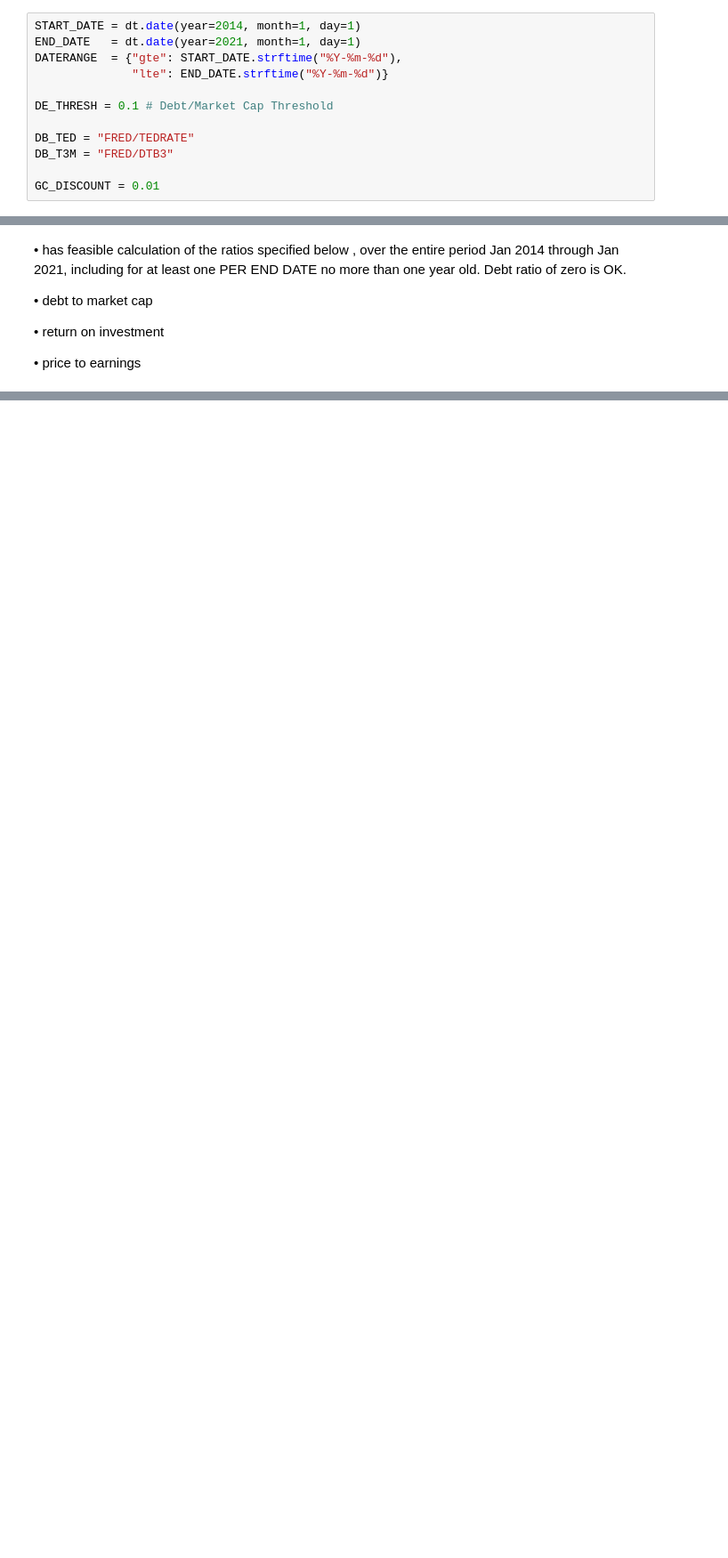
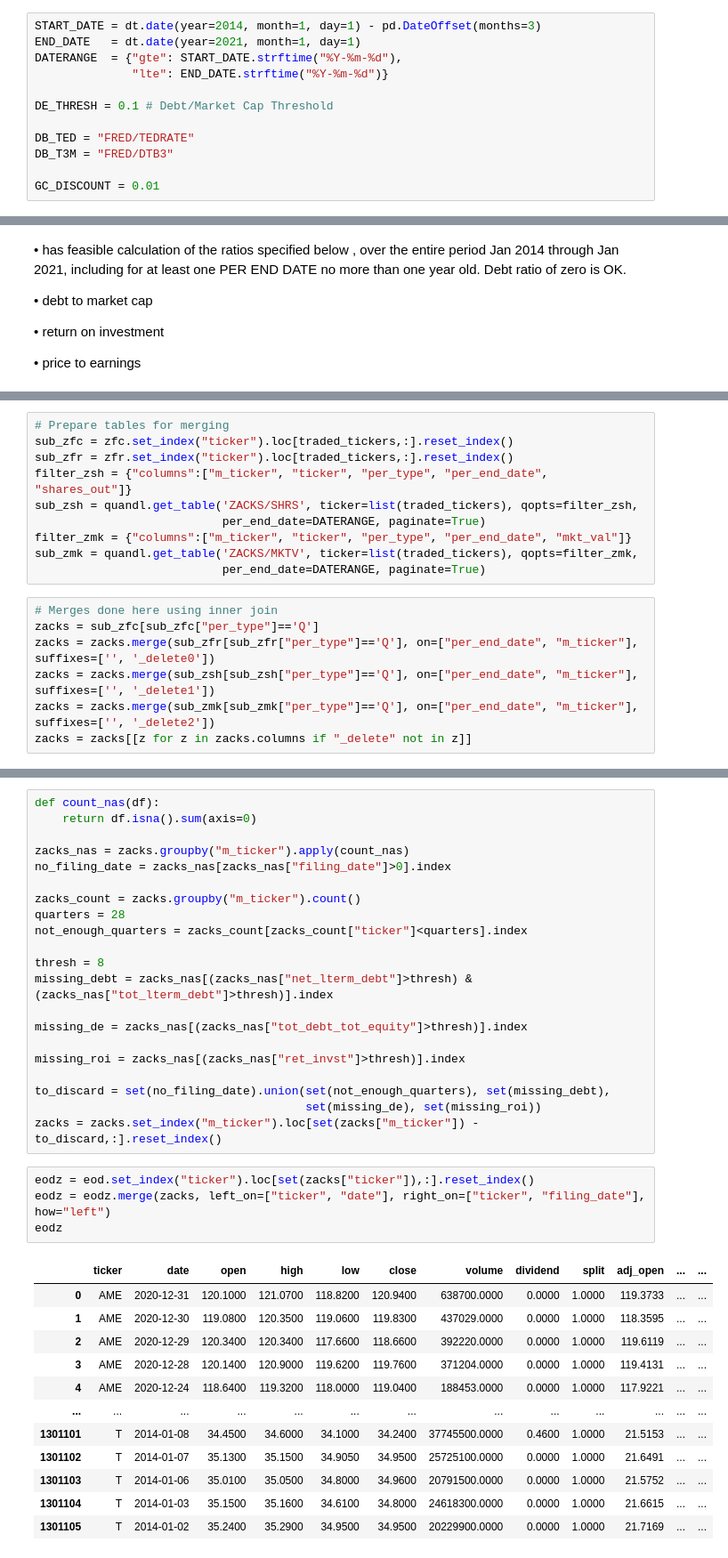
Before and after one commit to philipwlee/regquant, a Jupyter notebook: hw3_ratio_quantiles/hw3_ratio_quantiles_philip_lee_12129240.ipynb, the cells around one changed output, grey strips where cells are left out. Shown: that part at 89% size. Cells and saved outputs as stored; diff of their text form; blank space fills up the shorter version.

Commit message:
merges and new hw3 prompt

```diff
--- a/hw3_ratio_quantiles/hw3_ratio_quantiles_philip_lee_12129240.ipynb
+++ b/hw3_ratio_quantiles/hw3_ratio_quantiles_philip_lee_12129240.ipynb
@@ -26,7 +25,7 @@ api = os.getenv("QUANDL_KEY")
 # %% [markdown]
 ## Define `GLOBAL CONST` Variables
 # %%
-START_DATE = dt.date(year=2014, month=1, day=1)
+START_DATE = dt.date(year=2014, month=1, day=1) - pd.DateOffset(months=3)
 END_DATE   = dt.date(year=2021, month=1, day=1)
 DATERANGE  = {"gte": START_DATE.strftime("%Y-%m-%d"),
               "lte": END_DATE.strftime("%Y-%m-%d")}
@@ -154,0 +186,17 @@ Analyze performance of a top-and-bottom decile trading strategy. Now rank based
+# %%
+# Prepare tables for merging
+sub_zfc = zfc.set_index("ticker").loc[traded_tickers,:].reset_index()
+sub_zfr = zfr.set_index("ticker").loc[traded_tickers,:].reset_index()
+filter_zsh = {"columns":["m_ticker", "ticker", "per_type", "per_end_date", "shares_out"]}
+sub_zsh = quandl.get_table('ZACKS/SHRS', ticker=list(traded_tickers), qopts=filter_zsh,
+                           per_end_date=DATERANGE, paginate=True)
+filter_zmk = {"columns":["m_ticker", "ticker", "per_type", "per_end_date", "mkt_val"]}
+sub_zmk = quandl.get_table('ZACKS/MKTV', ticker=list(traded_tickers), qopts=filter_zmk,
+                           per_end_date=DATERANGE, paginate=True)
+# %%
+# Merges done here using inner join
+zacks = sub_zfc[sub_zfc["per_type"]=='Q']
+zacks = zacks.merge(sub_zfr[sub_zfr["per_type"]=='Q'], on=["per_end_date", "m_ticker"], suffixes=['', '_delete0'])
+zacks = zacks.merge(sub_zsh[sub_zsh["per_type"]=='Q'], on=["per_end_date", "m_ticker"], suffixes=['', '_delete1'])
+zacks = zacks.merge(sub_zmk[sub_zmk["per_type"]=='Q'], on=["per_end_date", "m_ticker"], suffixes=['', '_delete2'])
+zacks = zacks[[z for z in zacks.columns if "_delete" not in z]]
@@ -154,0 +207,38 @@ Analyze performance of a top-and-bottom decile trading strategy. Now rank based
+# %%
+def count_nas(df):
+    return df.isna().sum(axis=0)
+
+zacks_nas = zacks.groupby("m_ticker").apply(count_nas)
+no_filing_date = zacks_nas[zacks_nas["filing_date"]>0].index
+
+zacks_count = zacks.groupby("m_ticker").count()
+quarters = 28
+not_enough_quarters = zacks_count[zacks_count["ticker"]<quarters].index
+
+thresh = 8
+missing_debt = zacks_nas[(zacks_nas["net_lterm_debt"]>thresh) & (zacks_nas["tot_lterm_debt"]>thresh)].index
+
+missing_de = zacks_nas[(zacks_nas["tot_debt_tot_equity"]>thresh)].index
+
+missing_roi = zacks_nas[(zacks_nas["ret_invst"]>thresh)].index
+
+to_discard = set(no_filing_date).union(set(not_enough_quarters), set(missing_debt),
+                                       set(missing_de), set(missing_roi))
+zacks = zacks.set_index("m_ticker").loc[set(zacks["m_ticker"]) - to_discard,:].reset_index()
+# %%
+eodz = eod.set_index("ticker").loc[set(zacks["ticker"]),:].reset_index()
+eodz = eodz.merge(zacks, left_on=["ticker", "date"], right_on=["ticker", "filing_date"], how="left")
+eodz
+# %% [output]
+|  | ticker | date | open | high | low | close | volume | dividend | split | adj_open | ... | ... |
+| 0 | AME | 2020-12-31 | 120.1000 | 121.0700 | 118.8200 | 120.9400 | 638700.0000 | 0.0000 | 1.0000 | 119.3733 | ... | ... |
+| 1 | AME | 2020-12-30 | 119.0800 | 120.3500 | 119.0600 | 119.8300 | 437029.0000 | 0.0000 | 1.0000 | 118.3595 | ... | ... |
+| 2 | AME | 2020-12-29 | 120.3400 | 120.3400 | 117.6600 | 118.6600 | 392220.0000 | 0.0000 | 1.0000 | 119.6119 | ... | ... |
+| 3 | AME | 2020-12-28 | 120.1400 | 120.9000 | 119.6200 | 119.7600 | 371204.0000 | 0.0000 | 1.0000 | 119.4131 | ... | ... |
+| 4 | AME | 2020-12-24 | 118.6400 | 119.3200 | 118.0000 | 119.0400 | 188453.0000 | 0.0000 | 1.0000 | 117.9221 | ... | ... |
+| ... | ... | ... | ... | ... | ... | ... | ... | ... | ... | ... | ... | ... |
+| 1301101 | T | 2014-01-08 | 34.4500 | 34.6000 | 34.1000 | 34.2400 | 37745500.0000 | 0.4600 | 1.0000 | 21.5153 | ... | ... |
+| 1301102 | T | 2014-01-07 | 35.1300 | 35.1500 | 34.9050 | 34.9500 | 25725100.0000 | 0.0000 | 1.0000 | 21.6491 | ... | ... |
+| 1301103 | T | 2014-01-06 | 35.0100 | 35.0500 | 34.8000 | 34.9600 | 20791500.0000 | 0.0000 | 1.0000 | 21.5752 | ... | ... |
+| 1301104 | T | 2014-01-03 | 35.1500 | 35.1600 | 34.6100 | 34.8000 | 24618300.0000 | 0.0000 | 1.0000 | 21.6615 | ... | ... |
+| 1301105 | T | 2014-01-02 | 35.2400 | 35.2900 | 34.9500 | 34.9500 | 20229900.0000 | 0.0000 | 1.0000 | 21.7169 | ... | ... |
```
Also changed, not shown: parts of 25 cells of this notebook, 1 other file.
